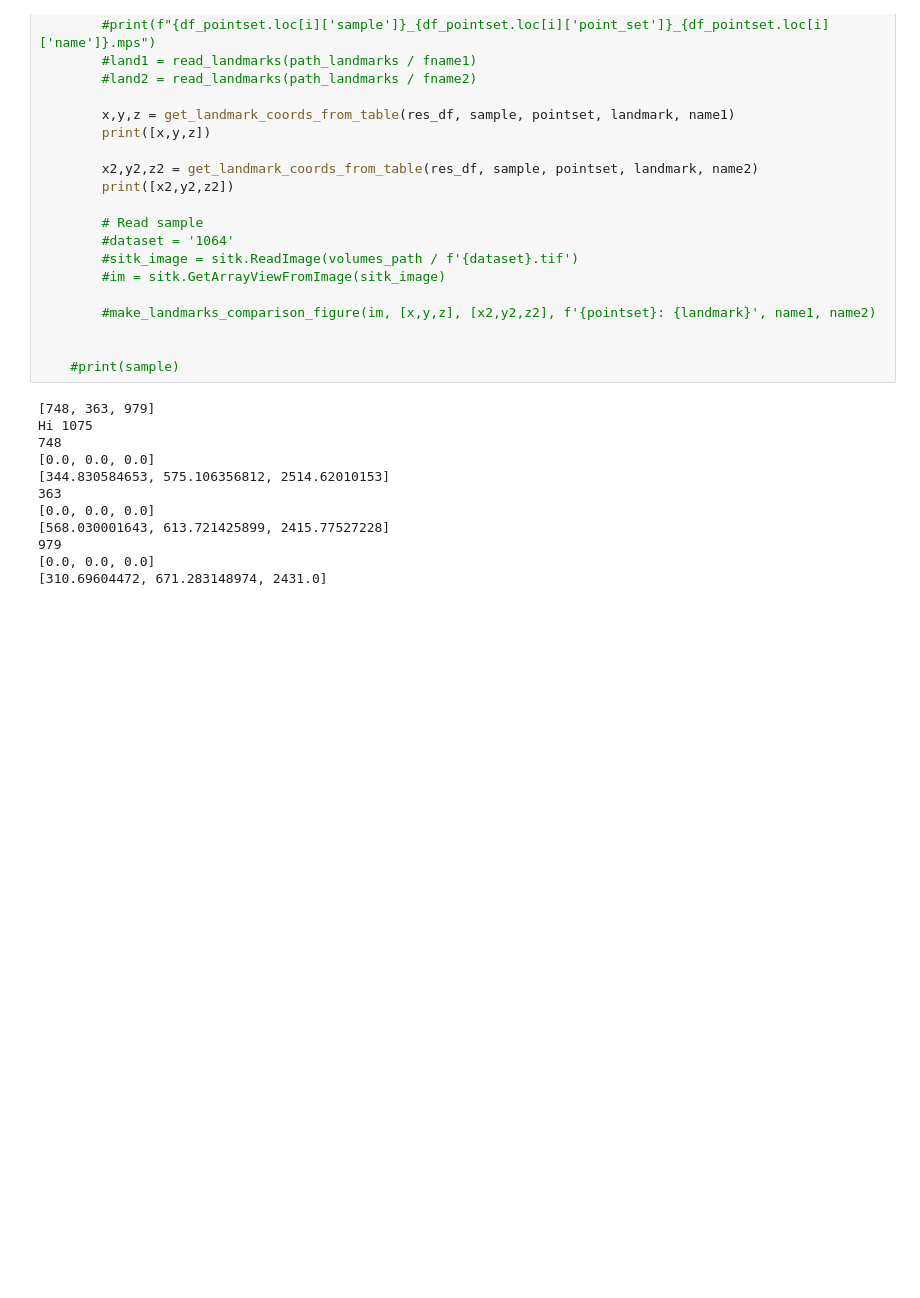
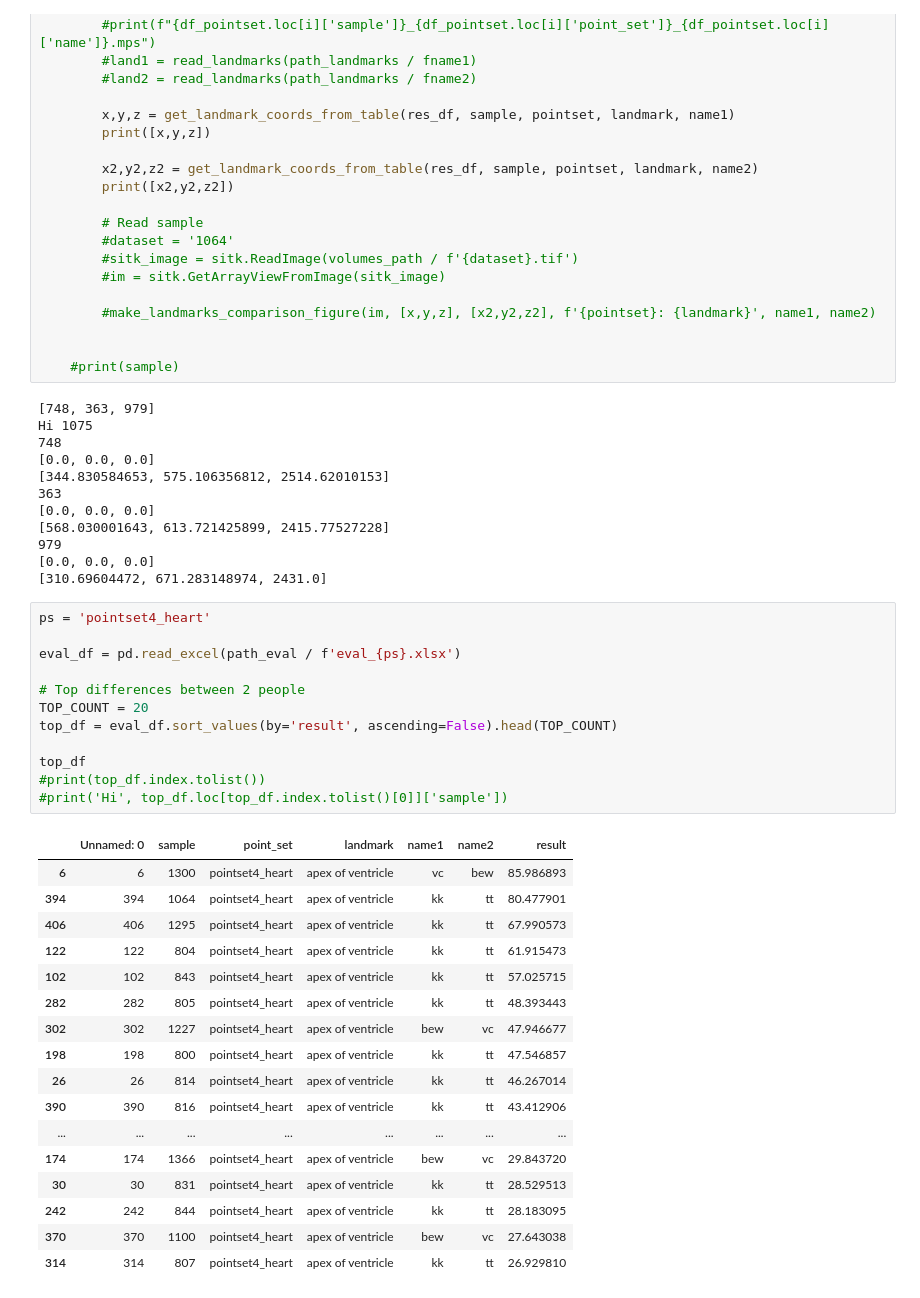
Before and after one commit to axruff/Medaka, a Jupyter notebook: LandmarksVisualize.ipynb, the cells around one changed output. Saved outputs shown, nothing was run; the diff lists cells and outputs as text; blank space fills up the shorter version.

```diff
--- a/LandmarksVisualize.ipynb
+++ b/LandmarksVisualize.ipynb
@@ -292,3 +303,33 @@ Hi 1075
 979
 [0.0, 0.0, 0.0]
 [310.69604472, 671.283148974, 2431.0]
+# %%
+ps = 'pointset4_heart'
+
+eval_df = pd.read_excel(path_eval / f'eval_{ps}.xlsx')
+
+# Top differences between 2 people
+TOP_COUNT = 20
+top_df = eval_df.sort_values(by='result', ascending=False).head(TOP_COUNT)
+
+top_df
+#print(top_df.index.tolist())
+#print('Hi', top_df.loc[top_df.index.tolist()[0]]['sample'])
+# %% [output]
+|  | Unnamed: 0 | sample | point_set | landmark | name1 | name2 | result |
+| 6 | 6 | 1300 | pointset4_heart | apex of ventricle | vc | bew | 85.986893 |
+| 394 | 394 | 1064 | pointset4_heart | apex of ventricle | kk | tt | 80.477901 |
+| 406 | 406 | 1295 | pointset4_heart | apex of ventricle | kk | tt | 67.990573 |
+| 122 | 122 | 804 | pointset4_heart | apex of ventricle | kk | tt | 61.915473 |
+| 102 | 102 | 843 | pointset4_heart | apex of ventricle | kk | tt | 57.025715 |
+| 282 | 282 | 805 | pointset4_heart | apex of ventricle | kk | tt | 48.393443 |
+| 302 | 302 | 1227 | pointset4_heart | apex of ventricle | bew | vc | 47.946677 |
+| 198 | 198 | 800 | pointset4_heart | apex of ventricle | kk | tt | 47.546857 |
+| 26 | 26 | 814 | pointset4_heart | apex of ventricle | kk | tt | 46.267014 |
+| 390 | 390 | 816 | pointset4_heart | apex of ventricle | kk | tt | 43.412906 |
+| ... | ... | ... | ... | ... | ... | ... | ... |
+| 174 | 174 | 1366 | pointset4_heart | apex of ventricle | bew | vc | 29.843720 |
+| 30 | 30 | 831 | pointset4_heart | apex of ventricle | kk | tt | 28.529513 |
+| 242 | 242 | 844 | pointset4_heart | apex of ventricle | kk | tt | 28.183095 |
+| 370 | 370 | 1100 | pointset4_heart | apex of ventricle | bew | vc | 27.643038 |
+| 314 | 314 | 807 | pointset4_heart | apex of ventricle | kk | tt | 26.929810 |
```
Also changed, not shown: parts of 13 cells of this notebook.
